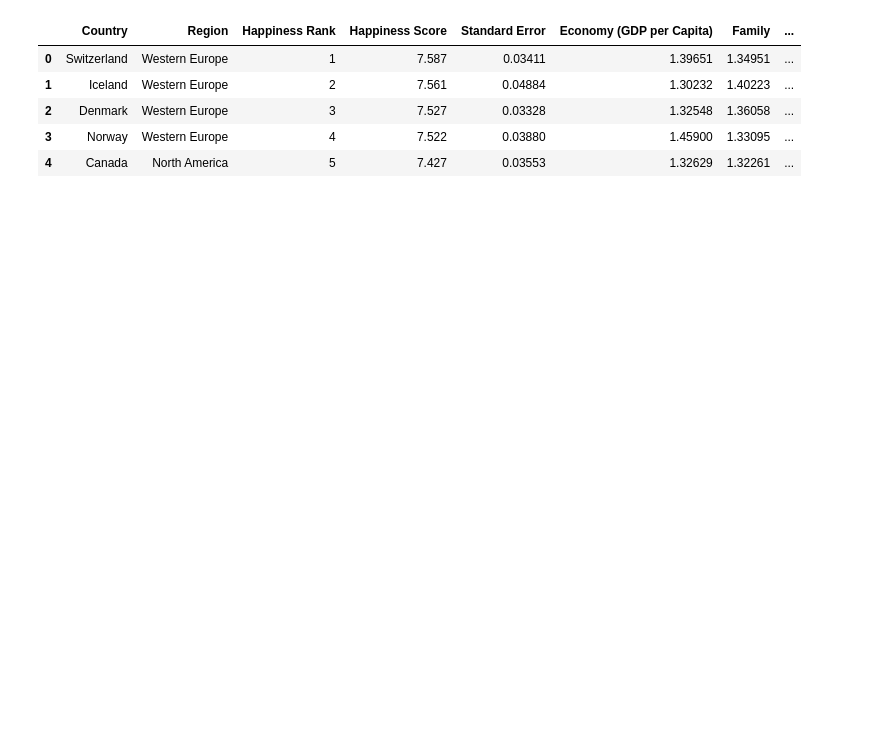
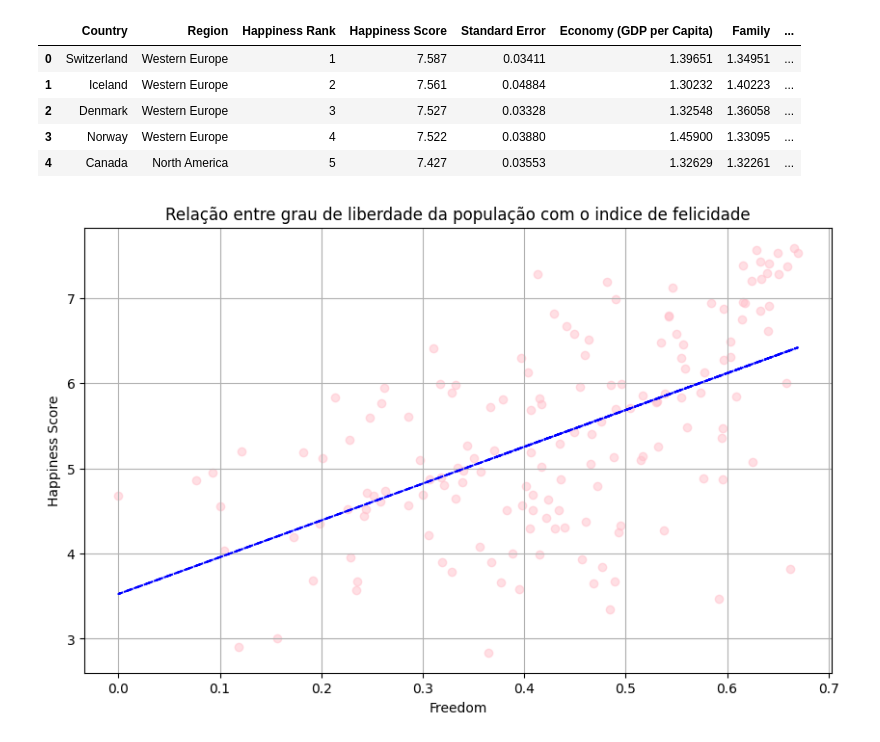
Before and after one commit to mxtqnt/ProbabilidadeEstatistica, a Jupyter notebook: src/prova/not.ipynb, the cells around one changed output. Drawn from its saved outputs; the diff is of its cells as text; code cells hidden in the pictures; blank space fills up the shorter version.

```diff
--- a/src/prova/not.ipynb
+++ b/src/prova/not.ipynb
@@ -16,4 +17,26 @@ df.head()
 | 2 | Denmark | Western Europe | 3 | 7.527 | 0.03328 | 1.32548 | 1.36058 | ... |
 | 3 | Norway | Western Europe | 4 | 7.522 | 0.03880 | 1.45900 | 1.33095 | ... |
 | 4 | Canada | North America | 5 | 7.427 | 0.03553 | 1.32629 | 1.32261 | ... |
+# %%
+# Criando o gráfico de dispersão
+plt.figure(figsize=(10, 6))
+plt.scatter(df['Freedom'], df['Happiness Score'], alpha=0.5, color='pink')
+
+# Calculando a linha de melhor ajuste
+z = np.polyfit(df['Freedom'], df['Happiness Score'], 1)
+p = np.poly1d(z)
+
+# Adicionando a linha de tendência ao gráfico
+plt.plot(df['Freedom'], p(df['Freedom']), "b--")
+
+# Adicionando títulos e rótulos
+plt.title('Relação entre grau de liberdade da população com o indice de felicidade')
+plt.xlabel('Freedom')
+plt.ylabel('Happiness Score')
+
+# Mostrando o gráfico
+plt.grid(True)
+plt.show()
+# %% [output]
+[figure, added]
 # %%
```
Also changed, not shown: parts of 6 cells of this notebook.
